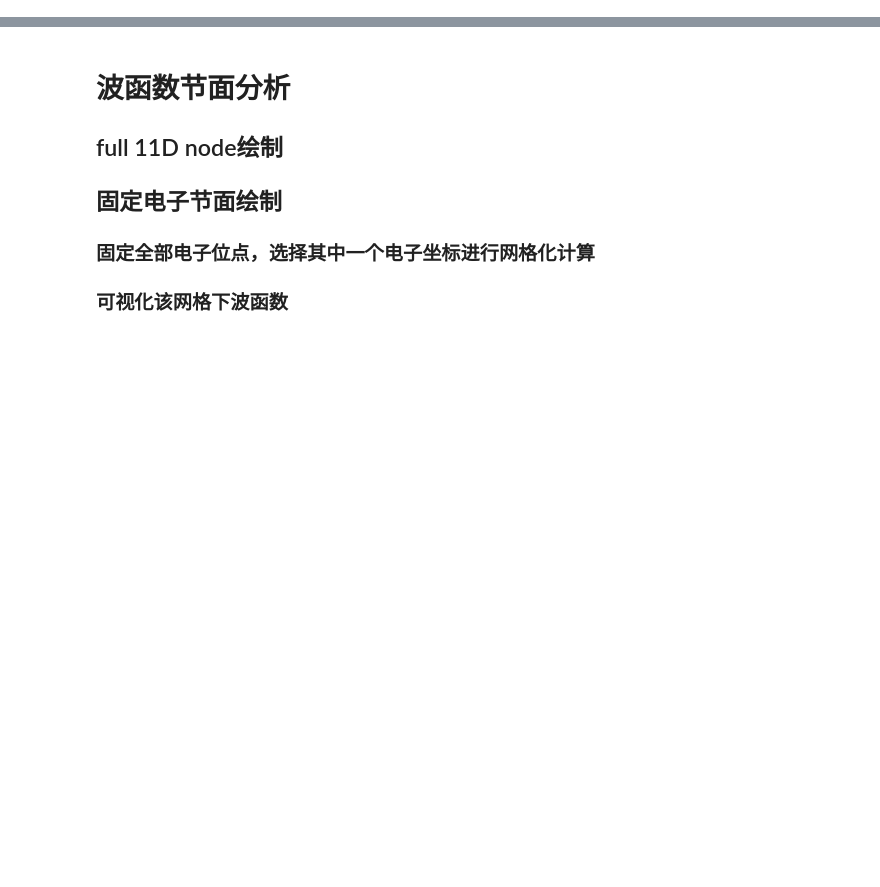
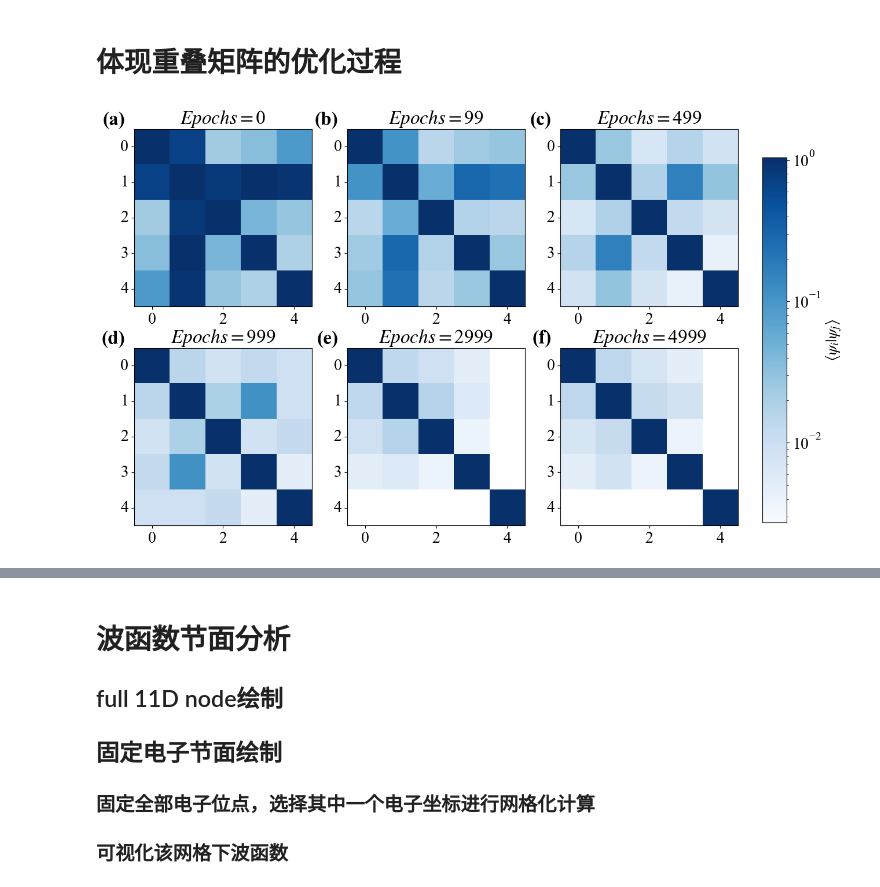
Before and after one commit to KingDamLiu/ferminet-excited, a Jupyter notebook: run/plot_cerve.ipynb, the cells around one changed output, grey strips where cells are left out. Cells and saved outputs as stored; diff of their text form; code cells hidden in the pictures; blank space fills up the shorter version.

```diff
--- a/run/plot_cerve.ipynb
+++ b/run/plot_cerve.ipynb
@@ -117,0 +121,35 @@ plt.savefig('cerve.pdf', dpi=600, bbox_inches='tight')
+# %% [markdown]
+# 体现重叠矩阵的优化过程
+# %%
+Ss = []
+Si = [0,99,499,999,2999,4999]
+S_matrix = np.zeros((len(S),len(S),10000))
+# for k in range(6):
+# S_matrix = np.zeros((len(S),len(S)))
+for i in range(1, len(S)):
+    s = S[i].rolling(window=100, center=True, min_periods=1).mean()
+    for j in range(i):
+        S_matrix[i,j,0:s.shape[0]] = s[s.columns[j-1]]
+    # Ss.append(S_matrix.T+S_matrix+np.tile(np.eye(len(S)))
+Ss = S_matrix.swapaxes(0,1) + S_matrix+np.tile(np.eye(len(S))[..., None], 10000)
+
+plt.figure(figsize=(14, 9))
+# 循环画出Ss
+cmap = mpl.cm.get_cmap('Blues')
+for i in range(6):
+    plt.subplot(2,3,i+1)
+    plt.imshow(Ss[:,:,Si[i]], norm=mpl.colors.LogNorm(vmin=Ss[Ss!=0].min(), vmax=Ss.max()), cmap=cmap, alpha=1)
+    plt.title('$Epochs = $'+str(Si[i]))
+    #在左上角添加(a),(b)..
+    plt.text(-0.05, 1.1, '({})'.format(chr(97+i)), transform=plt.gca().transAxes,
+            fontsize='large', fontweight='bold', va='top', ha='right')
+# 共享colorbar
+plt.subplots_adjust(right=0.87)
+cax = plt.axes([0.9, 0.12, 0.03, 0.7])
+cb = plt.colorbar(cax=cax)
+cb.set_label(r'$\langle\psi_i|\psi_j\rangle$')
+# 保存图片
+# plt.savefig('overlap.pdf', dpi=600, bbox_inches='tight')
+plt.show()
+# %% [output]
+[figure, added]
```
Also changed, not shown: parts of 14 cells of this notebook, 9 other files.
